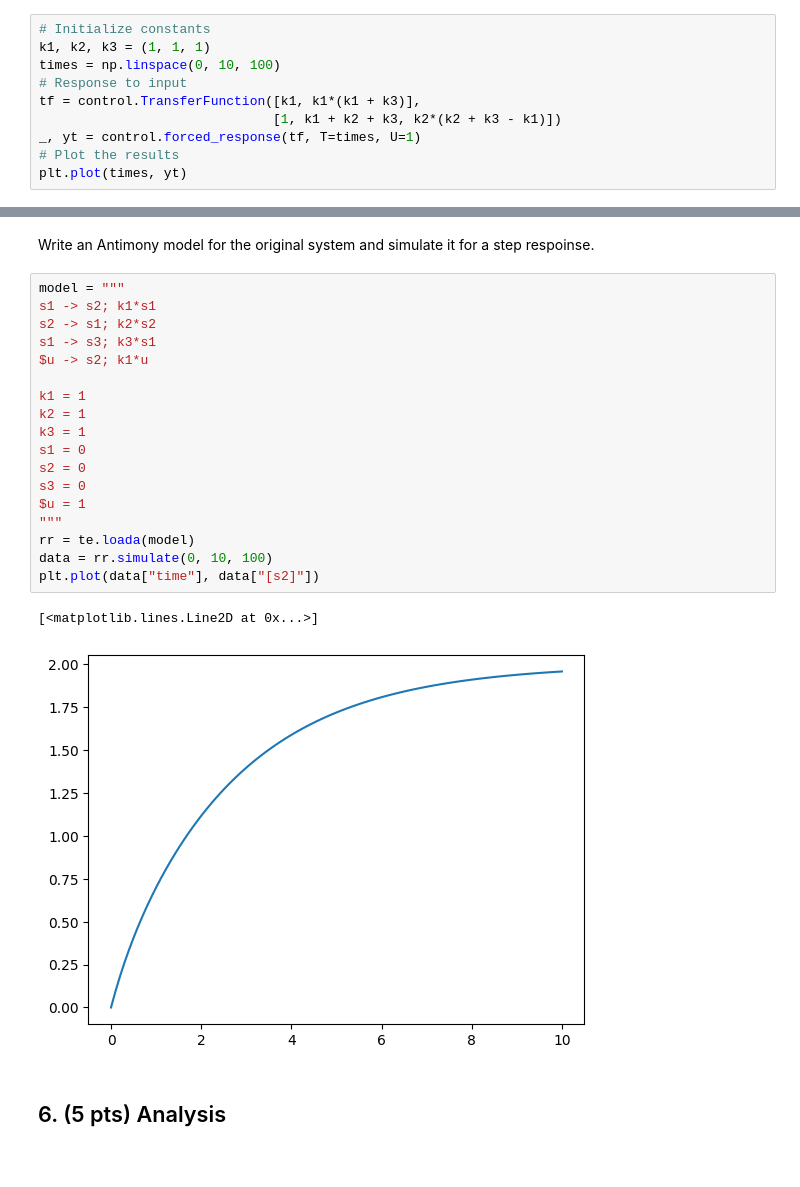
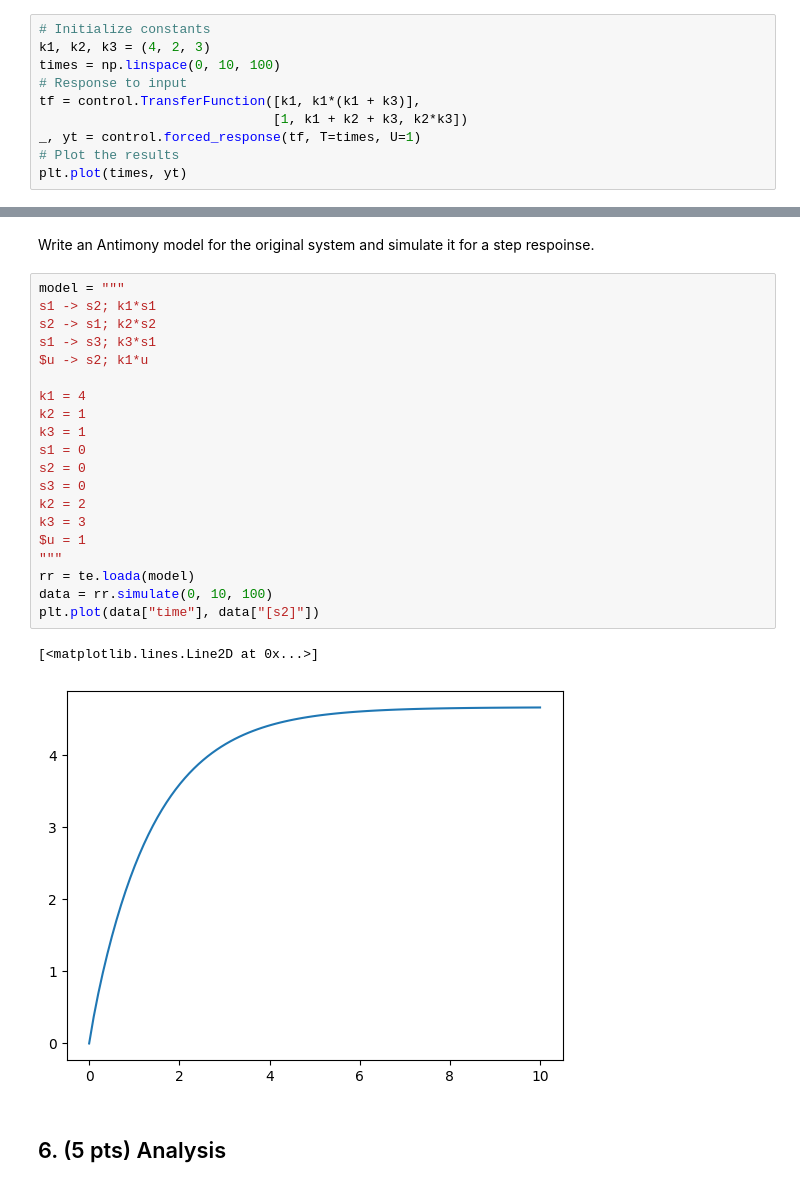
Before and after one commit to joseph-hellerstein/advanced-controls-lectures, a Jupyter notebook: classes/winter_2023/Assignments/Homework_2-Transfer-Functions-And-System-Identification-solution.ipynb, the cells around one changed output, grey strips where cells are left out. Drawn from its saved outputs; the diff is of its cells as text.

```diff
--- a/classes/winter_2023/Assignments/Homework_2-Transfer-Functions-And-System-Identification-solution.ipynb
+++ b/classes/winter_2023/Assignments/Homework_2-Transfer-Functions-And-System-Identification-solution.ipynb
@@ -129,11 +132,11 @@ S_2 (s) & = &
 Use the ``control`` package to construct the transfer function that you derived in Step 3, and simulate the transfer function. Plot the result.
 # %%
 # Initialize constants
-k1, k2, k3 = (1, 1, 1)
+k1, k2, k3 = (4, 2, 3)
 times = np.linspace(0, 10, 100)
 # Response to input
 tf = control.TransferFunction([k1, k1*(k1 + k3)],
-                              [1, k1 + k2 + k3, k2*(k2 + k3 - k1)])
+                              [1, k1 + k2 + k3, k2*k3])
 _, yt = control.forced_response(tf, T=times, U=1)
 # Plot the results
 plt.plot(times, yt)
@@ -147,24 +150,26 @@ Write an Antimony model for the original system and simulate it for a step respo
 # %%
 model = """
 s1 -> s2; k1*s1
 s2 -> s1; k2*s2
 s1 -> s3; k3*s1
 $u -> s2; k1*u
 
-k1 = 1
+k1 = 4
 k2 = 1
 k3 = 1
 s1 = 0
 s2 = 0
 s3 = 0
+k2 = 2
+k3 = 3
 $u = 1
 """
 rr = te.loada(model)
 data = rr.simulate(0, 10, 100)
 plt.plot(data["time"], data["[s2]"])
 # %% [output]
 [<matplotlib.lines.Line2D at 0x...>]
-[figure, old version]
+[figure, new version]
 # %% [markdown]
 ## 6. (5 pts) Analysis
 # %% [markdown]
```
Also changed, not shown: parts of 12 cells of this notebook, 2 other files.
